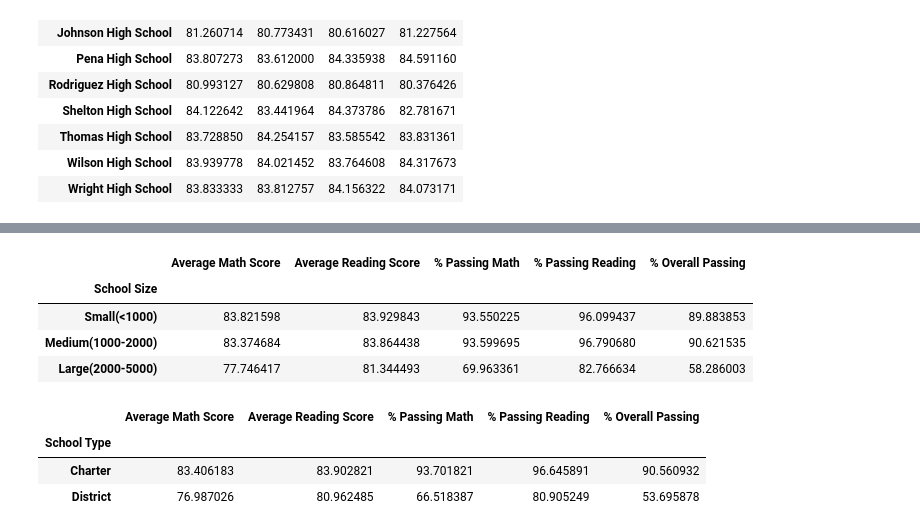
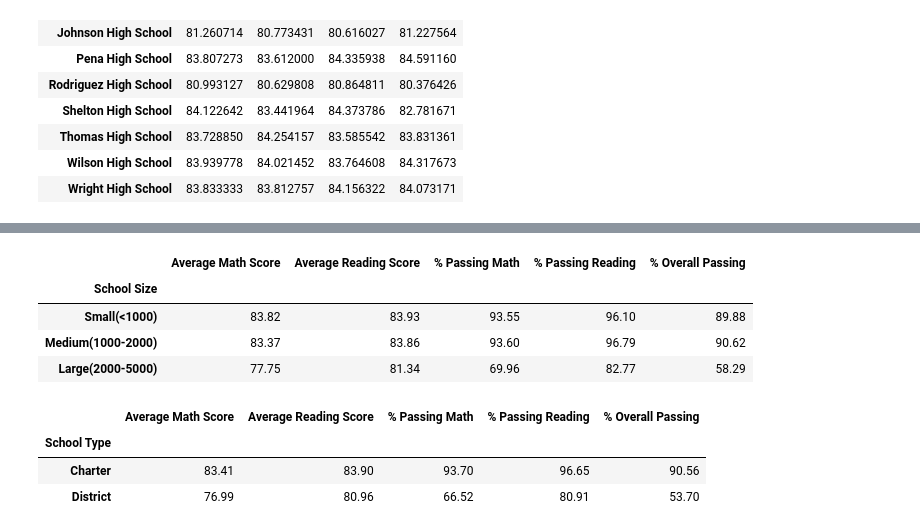
Before and after one commit to JonathanAntia/pandas-challenge, a Jupyter notebook: PyCitySchools/PyCitySchools.ipynb, the cells around one changed output, grey strips where cells are left out. Saved outputs shown, nothing was run; the diff lists cells and outputs as text; code cells hidden in the pictures.

```diff
--- a/PyCitySchools/PyCitySchools.ipynb
+++ b/PyCitySchools/PyCitySchools.ipynb
@@ -276,15 +281,16 @@ school_summary['School Size'] = pd.cut(school_summary['Total Students'],
 # select columns to include in the table of scores by school size
 scores_by_school_size = school_summary.iloc[:,3:]
 # %%
-# group by size categories and calculate averages
-grouped_by_size = scores_by_school_size.groupby(['School Size'])
-grouped_by_size.mean()
+# group the table by size categories, calculate averages, and apply formatting
+scores_by_school_size = scores_by_school_size.groupby(['School Size'])
+scores_by_school_size = scores_by_school_size.mean()
+scores_by_school_size.round(2)
 # %% [output]
 |  | Average Math Score | Average Reading Score | % Passing Math | % Passing Reading | % Overall Passing |
 | School Size |  |  |  |  |  |
-| Small(<1000) | 83.821598 | 83.929843 | 93.550225 | 96.099437 | 89.883853 |
-| Medium(1000-2000) | 83.374684 | 83.864438 | 93.599695 | 96.790680 | 90.621535 |
-| Large(2000-5000) | 77.746417 | 81.344493 | 69.963361 | 82.766634 | 58.286003 |
+| Small(<1000) | 83.82 | 83.93 | 93.55 | 96.10 | 89.88 |
+| Medium(1000-2000) | 83.37 | 83.86 | 93.60 | 96.79 | 90.62 |
+| Large(2000-5000) | 77.75 | 81.34 | 69.96 | 82.77 | 58.29 |
 # %%
 # Part 9: Scores by School Type
 # %%
@@ -293,14 +299,15 @@ scores_by_school_type = renamed_complete_df.loc[:,['School Type','Average Math S
                                                    'Average Reading Score','% Passing Math',
                                                    '% Passing Reading','% Overall Passing']]
 # %%
-# group summary table by school type
-grouped_by_type = scores_by_school_type.groupby(['School Type'])
-grouped_by_type.mean()
+# group the table by school type and apply formatting
+scores_by_school_type = scores_by_school_type.groupby(['School Type'])
+scores_by_school_type = scores_by_school_type.mean()
+scores_by_school_type.round(2)
 # %% [output]
 |  | Average Math Score | Average Reading Score | % Passing Math | % Passing Reading | % Overall Passing |
 | School Type |  |  |  |  |  |
-| Charter | 83.406183 | 83.902821 | 93.701821 | 96.645891 | 90.560932 |
-| District | 76.987026 | 80.962485 | 66.518387 | 80.905249 | 53.695878 |
+| Charter | 83.41 | 83.90 | 93.70 | 96.65 | 90.56 |
+| District | 76.99 | 80.96 | 66.52 | 80.91 | 53.70 |
 # %%
 # Part 10: Observable Trends
 # %%
```
Also changed, not shown: parts of 13 cells of this notebook.
